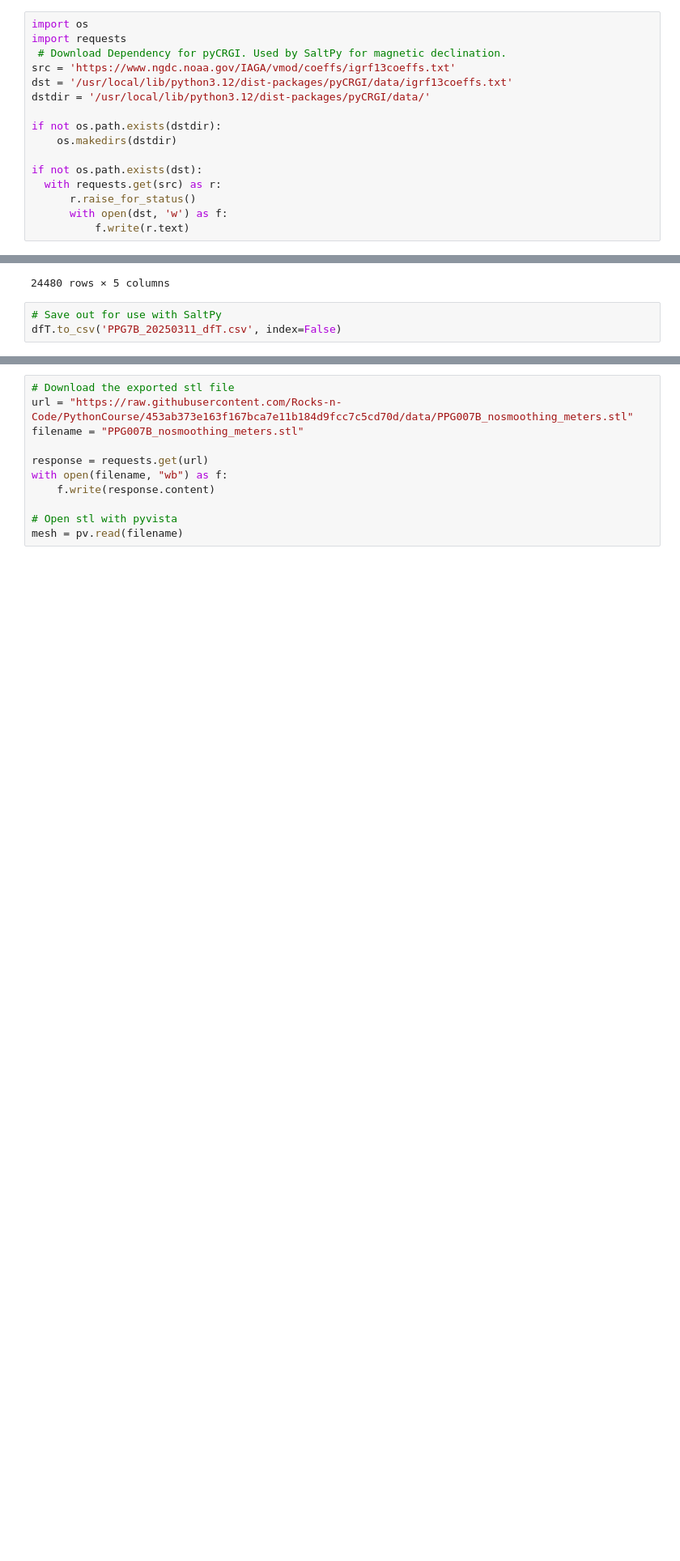
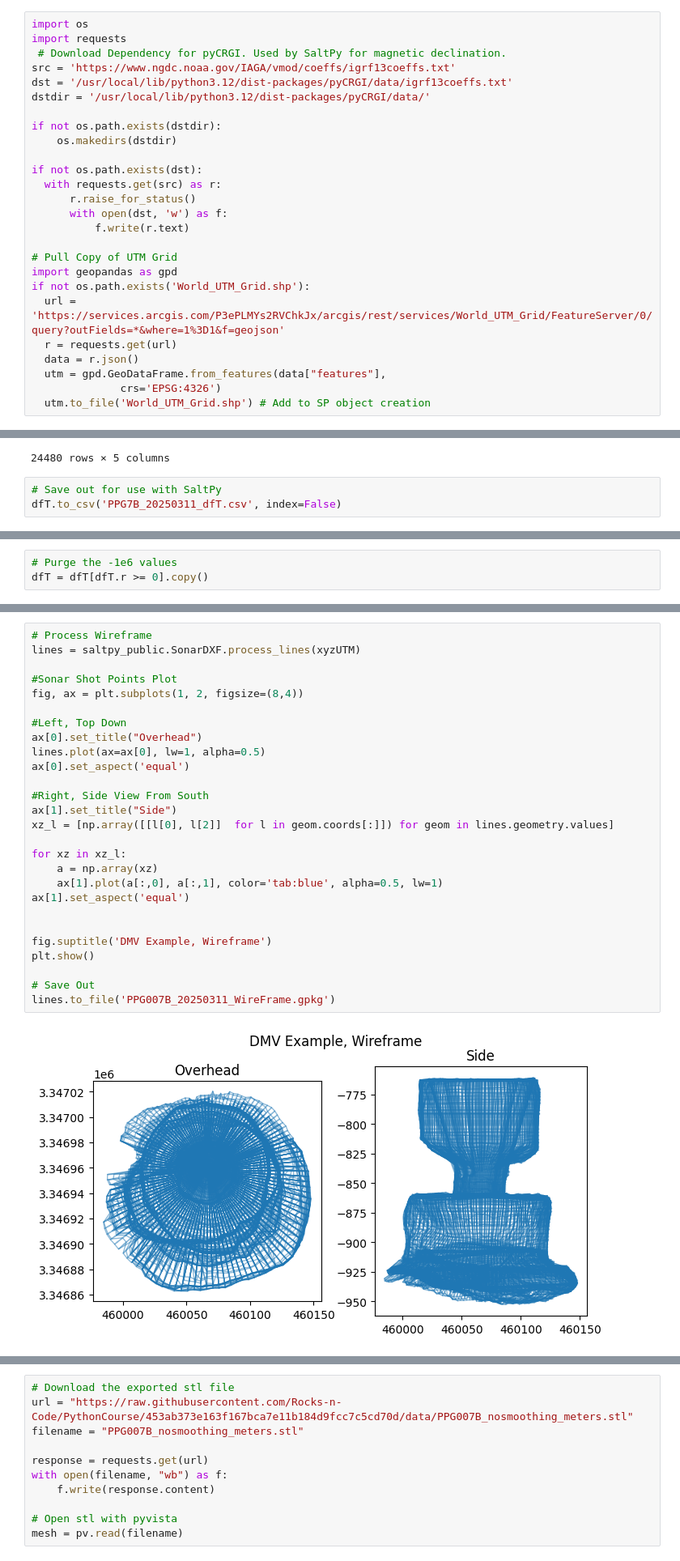
Before and after one commit to Rocks-n-Code/PythonCourse, a Jupyter notebook: Salt_Cavern_Workflows.ipynb, the cells around one changed output, grey strips where cells are left out. Shown at 81% size. Saved outputs shown, nothing was run; the diff lists cells and outputs as text; blank space fills up the shorter version.

```diff
--- a/Salt_Cavern_Workflows.ipynb
+++ b/Salt_Cavern_Workflows.ipynb
@@ -81,6 +67,16 @@ if not os.path.exists(dst):
       r.raise_for_status()
       with open(dst, 'w') as f:
           f.write(r.text)
+
+# Pull Copy of UTM Grid
+import geopandas as gpd
+if not os.path.exists('World_UTM_Grid.shp'):
+  url = 'https://services.arcgis.com/P3ePLMYs2RVChkJx/arcgis/rest/services/World_UTM_Grid/FeatureServer/0/query?outFields=*&where=1%3D1&f=geojson'
+  r = requests.get(url)
+  data = r.json()
+  utm = gpd.GeoDataFrame.from_features(data["features"],
+              crs='EPSG:4326')
+  utm.to_file('World_UTM_Grid.shp') # Add to SP object creation
 # %%
 # Files and Functions
 import glob
@@ -616,0 +619,3 @@ SaltPy implements spherical-to-Cartesian coordinate transformations, enabling di
+# %%
+# Purge the -1e6 values
+dfT = dfT[dfT.r >= 0].copy()
@@ -616,0 +675,29 @@ SaltPy implements spherical-to-Cartesian coordinate transformations, enabling di
+# %%
+# Process Wireframe
+lines = saltpy_public.SonarDXF.process_lines(xyzUTM)
+
+#Sonar Shot Points Plot
+fig, ax = plt.subplots(1, 2, figsize=(8,4))
+
+#Left, Top Down
+ax[0].set_title("Overhead")
+lines.plot(ax=ax[0], lw=1, alpha=0.5)
+ax[0].set_aspect('equal')
+
+#Right, Side View From South
+ax[1].set_title("Side")
+xz_l = [np.array([[l[0], l[2]]  for l in geom.coords[:]]) for geom in lines.geometry.values]
+
+for xz in xz_l:
+    a = np.array(xz)
+    ax[1].plot(a[:,0], a[:,1], color='tab:blue', alpha=0.5, lw=1)
+ax[1].set_aspect('equal')
+
+
+fig.suptitle('DMV Example, Wireframe')
+plt.show()
+
+# Save Out
+lines.to_file('PPG007B_20250311_WireFrame.gpkg')
+# %% [output]
+[figure, added]
```
Also changed, not shown: parts of 15 cells of this notebook.
